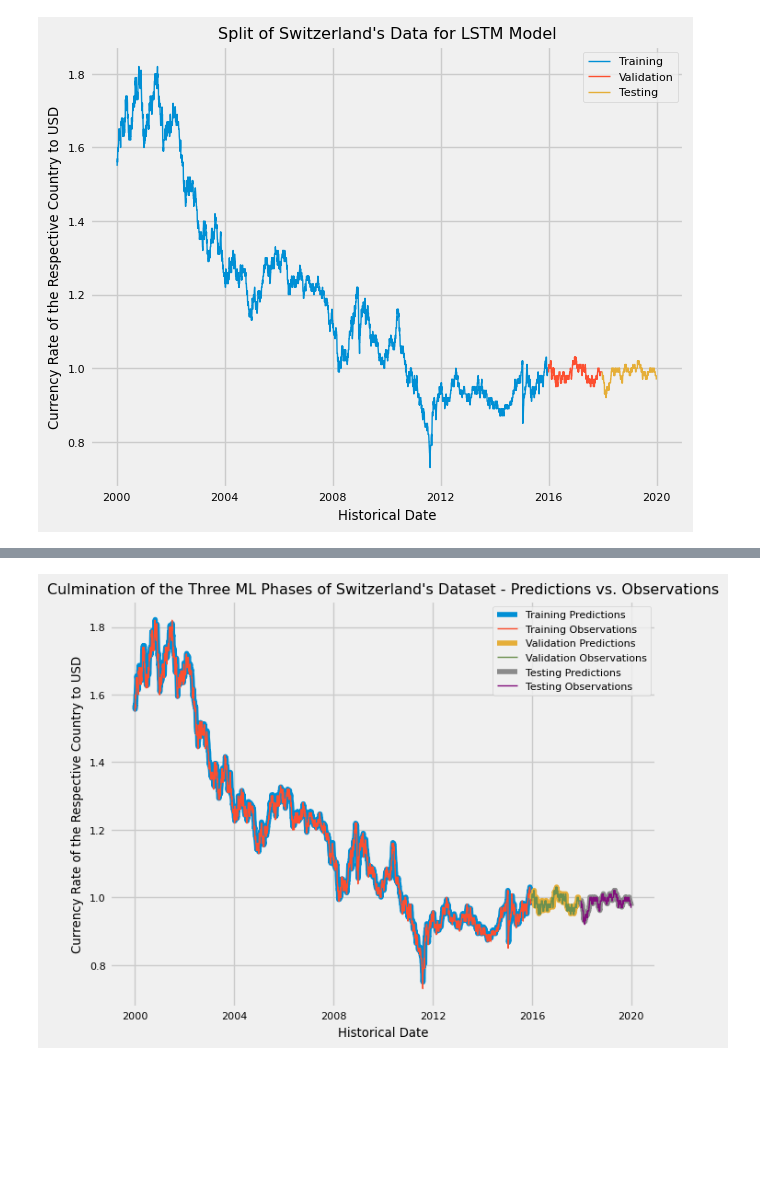
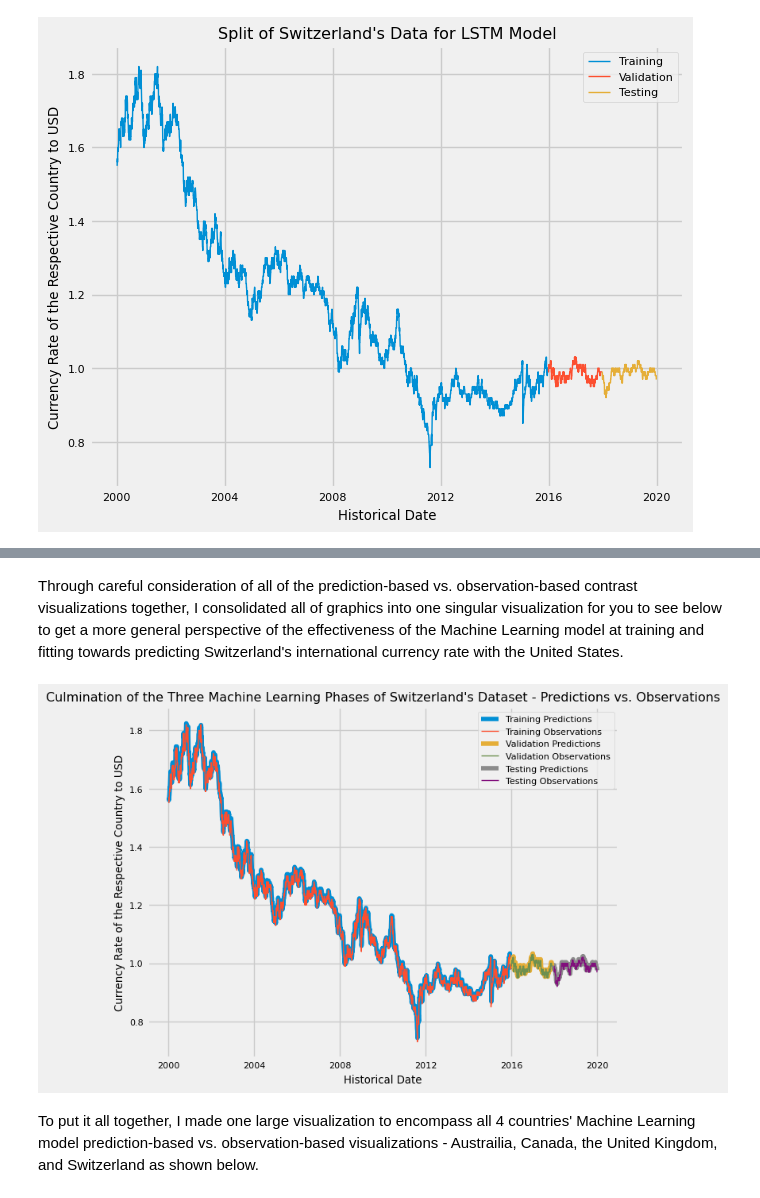
Before and after one commit to AndrewTran03/CS5805-ML1-FinalProject, a Jupyter notebook: International-Foreign-Exchange-Rates-Predictor-Blog-Post/index.ipynb, the cells around one changed output, grey strips where cells are left out. Saved outputs shown, nothing was run; the diff lists cells and outputs as text; code cells hidden in the pictures; blank space fills up the shorter version.

```diff
--- a/International-Foreign-Exchange-Rates-Predictor-Blog-Post/index.ipynb
+++ b/International-Foreign-Exchange-Rates-Predictor-Blog-Post/index.ipynb
@@ -838,5 +880,5 @@ plt.show()
 # %%
-# Configuring the ML Tensorflow Model for Switzerland
+# Configuring the Machine Learning Tensorflow Model for Switzerland
 switzerland_model = Sequential([layers.Input((3, 1)),
                     layers.LSTM(64),
                     layers.Dense(32, activation="relu"),
@@ -844,7 +886,7 @@ switzerland_model = Sequential([layers.Input((3, 1)),
                     layers.Dense(1)])
 
 switzerland_model.compile(loss="mse",
-              optimizer=Adam(learning_rate=0.0001),
+              optimizer=Adam(learning_rate=0.001),
               metrics=["mean_absolute_error"])
 
 switzerland_model.fit(X_switzerland_train, y_switzerland_train, validation_data=(X_switzerland_val, y_switzerland_val), epochs=100)
@@ -920,26 +961,30 @@ print("\n")
+# %% [markdown]
+Through careful consideration of all of the prediction-based vs. observation-based contrast visualizations together, I consolidated all of graphics into one singular visualization for you to see below to get a more general perspective of the effectiveness of the Machine Learning model at training and fitting towards predicting Switzerland's international currency rate with the United States.
 # %%
 # Plotting Switzerland's observational (reference) data with the predictions
-# of its ML Model (as a way to visually inspect the effectiveness of the model)
+# of its Machine Learning Model (as a way to visually inspect the effectiveness of the model)
 plt.plot(dates_switzerland_train, switzerland_train_pred, linewidth=4)
 plt.plot(dates_switzerland_train, y_switzerland_train, linewidth=1)
 plt.plot(dates_switzerland_val, switzerland_val_pred, linewidth=4)
 plt.plot(dates_switzerland_val, y_switzerland_val, linewidth=1)
 plt.plot(dates_switzerland_test, switzerland_test_pred, linewidth=4)
 plt.plot(dates_switzerland_test, y_switzerland_test, linewidth=1)
 
 plt.legend(["Training Predictions",
             "Training Observations",
             "Validation Predictions",
             "Validation Observations",
             "Testing Predictions",
             "Testing Observations"])
 plt.rcParams["font.size"] = 8
 plt.tight_layout()
 plt.xlabel("Historical Date")
 plt.ylabel("Currency Rate of the Respective Country to USD")
-plt.title("Culmination of the Three ML Phases of Switzerland's Dataset - Predictions vs. Observations")
+plt.title("Culmination of the Three Machine Learning Phases of Switzerland's Dataset - Predictions vs. Observations")
 plt.show()
 # %% [output]
-[figure, old version]
+[figure, new version]
+# %% [markdown]
+To put it all together, I made one large visualization to encompass all 4 countries' Machine Learning model prediction-based vs. observation-based visualizations - Austrailia, Canada, the United Kingdom, and Switzerland as shown below.
 # %%
 # Plotting all countries' observational (reference) data with the predictions
```
Also changed, not shown: parts of 54 cells of this notebook.
